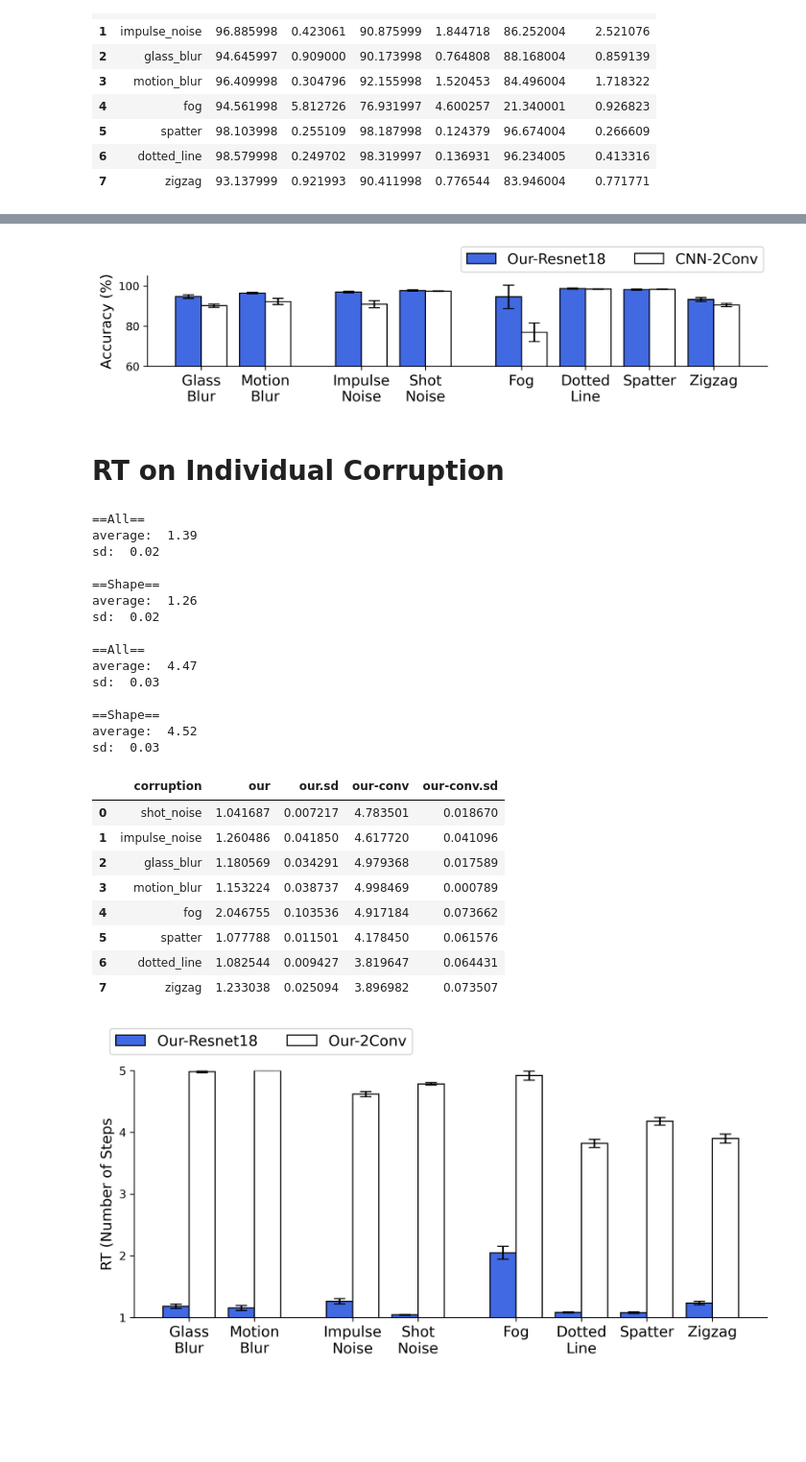
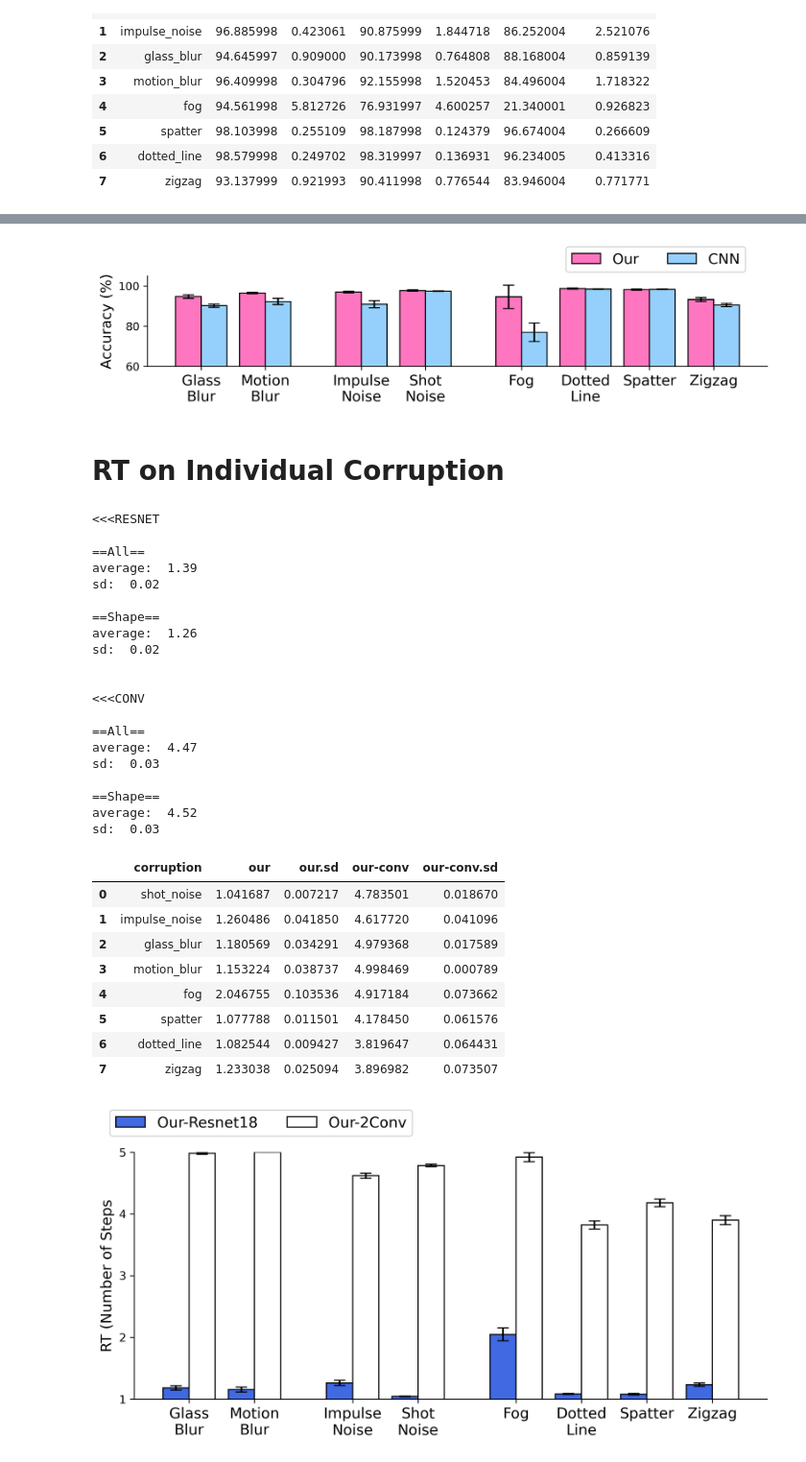
Before and after one commit to ahnchive/ORA-recognition, a Jupyter notebook: notebook/eval_performance_our.ipynb, the cells around one changed output, grey strips where cells are left out. Shown: that part at 96% size. Drawn from its saved outputs; the diff is of its cells as text; code cells hidden in the pictures; blank space fills up the shorter version.

```diff
--- a/notebook/eval_performance_our.ipynb
+++ b/notebook/eval_performance_our.ipynb
@@ -342,4 +343,10 @@ import matplotlib.pyplot as plt
 # %%
+CORRUPTION_TYPES = ['identity',
+         'shot_noise', 'impulse_noise','glass_blur','motion_blur',
+         'shear', 'scale',  'rotate',  'brightness',  'translate',
+         'stripe', 'fog','spatter','dotted_line', 'zigzag',
+         'canny_edges']
+
 CORRUPTION_INTEREST=[
 #  'shear',
 #  'rotate',
@@ -362,6 +369,8 @@ CORRUPTION_INTEREST=[
 #  'canny_edges',
 ]
 
+clist_to_plot = CORRUPTION_INTEREST
+
 # get model avg and sd on shape set and add as separate columns to df
 def add_avg_std_columns(df, avg_colname='avg', sd_colname='sd'):
 
@@ -384,7 +393,7 @@ def add_avg_std_columns(df, avg_colname='avg', sd_colname='sd'):
 # %%
 # our
 print('\n===load our ===')
-path_model_performance = './performance/acc-rrcapsnet-lowpass-resnet4-G5L3.csv'
+path_model_performance = '../results/performance/acc-rrcapsnet-lowpass-resnet4-G5L3.csv'
 # path_model_performance = './results/rrcapsnet-lowpass-conv2l-G5L3.csv'
 
 df = pd.read_csv(path_model_performance)
@@ -395,13 +404,13 @@ our = add_avg_std_columns(df, avg_colname= 'our', sd_colname= 'our.sd')
 
 # cnn
 print('\n===load CNN===')
-path_model_performance = './performance/acc-cnn.csv' #'./results/model-results-cnn-clean-resnet4.csv'
+path_model_performance = '../results/performance/acc-cnn.csv' #'./results/model-results-cnn-clean-resnet4.csv'
 df = pd.read_csv(path_model_performance)
 cnn = add_avg_std_columns(df, avg_colname= 'cnn', sd_colname= 'cnn.sd')
 
 # capsnet
 print('\n===load capsnet===')
-path_model_performance = './performance/acc-capsnet.csv' #'./results/model-results-cnn-clean-resnet4.csv'
+path_model_performance = '../results/performance/acc-capsnet.csv' #'./results/model-results-cnn-clean-resnet4.csv'
 df = pd.read_csv(path_model_performance)
 capsnet = add_avg_std_columns(df, avg_colname= 'capsnet', sd_colname= 'capsnet.sd')
 
@@ -436,3 +445,11 @@ sd:  0.55
 | 5 | spatter | 98.103998 | 0.255109 | 98.187998 | 0.124379 | 96.674004 | 0.266609 |
 | 6 | dotted_line | 98.579998 | 0.249702 | 98.319997 | 0.136931 | 96.234005 | 0.413316 |
 | 7 | zigzag | 93.137999 | 0.921993 | 90.411998 | 0.776544 | 83.946004 | 0.771771 |
+# %%
+# statistical test
+for corruption in clist_to_plot:
+    if corruption in CORRUPTION_TYPES:
+        print(f'stat analysis on : {corruption}')
+        cnn_5runs_corruption=our[our.corruption==corruption][['run1','run2','run3','run4','run5']].values[0]
+        our_5runs_corruption=cnn[cnn.corruption==corruption][['run1','run2','run3','run4','run5']].values[0]
+        display(ttest(cnn_5runs_corruption, our_5runs_corruption, paired=False).round(3))
@@ -439,5 +476,6 @@ sd:  0.55
 # %%
 # comparison plot
+colors = ["xkcd:light grey",  '#ff76c0',  "xkcd:light blue"]
 clist_to_plot = CORRUPTION_INTEREST
 X_means, X_ses = [], []
 Y_means, Y_ses = [], []
@@ -456,43 +494,46 @@ for corruption in clist_to_plot:
         X_ses.append(0)
         Y_means.append(0)
         Y_ses.append(0)
 
 
 plt.rcParams["figure.figsize"] = (10,1.5)
 
 labels = clist_to_plot
 labels = ['Glass\nBlur', 'Motion\nBlur','Impulse\nNoise','Shot\nNoise',
                  'Fog', 'Dotted\nLine', 'Spatter', 'Zigzag']
 x =np.array([0, 1,  2.5, 3.5,  5, 6, 7, 8])  # the label locations
 width = 0.4 # the width of the bars
 
 fig, ax = plt.subplots(dpi=300)
-rects1 = ax.bar(x - width/2, Y_means, width, label='Our-Resnet18', edgecolor = 'black', color = 'royalblue', yerr=Y_ses, capsize=5)
-rects2 = ax.bar(x + width/2, X_means, width, label='CNN-2Conv', edgecolor = 'black', color ='white', yerr=X_ses, capsize=5)
+rects1 = ax.bar(x - width/2, Y_means, width, label='Our', edgecolor = 'black', color = colors[1], yerr=Y_ses, capsize=5)
+rects2 = ax.bar(x + width/2, X_means, width, label='CNN', edgecolor = 'black', color =colors[2], yerr=X_ses, capsize=5)
+
+
 
 # Add some text for labels, title and custom x-axis tick labels, etc.
 ax.set_ylabel('Accuracy (%)', fontsize=13)
 ax.set_title('')
 ax.set_xticks(x, labels=labels, fontsize=13, rotation=0)
-ax.legend(fontsize=13, ncol=2, loc="upper center", bbox_to_anchor=(0.75,1.4))
+ax.legend(fontsize=13, ncol=2, loc="upper center", bbox_to_anchor=(0.82,1.4))
 # ax.legend(fontsize=13, ncol=2, loc="upper left", bbox_to_anchor=(-0.05,1.5))
 ax.set_ylim(60, 105)
 ax.spines['right'].set_visible(False)
 ax.spines['top'].set_visible(False)
 
 # ax.bar_label(rects1, padding=3)
 # ax.bar_label(rects2, padding=3)
 
 # plt.tight_layout()
 plt.show()
-fig.savefig("./results/figures/individual-acc.pdf", dpi=300, bbox_inches='tight')
+fig.savefig("../results/figures-ploscomp/individual-acc.pdf", dpi=300, bbox_inches='tight')
 # %% [output]
-[figure, old version]
+[figure, new version]
 # %% [markdown]
 # RT on Individual Corruption
 # %%
 # our resnet4
-path_model_performance = './performance/rt-rrcapsnet-lowpass-resnet4-G5L3.csv'
+print("<<<RESNET")
+path_model_performance = '../results/performance/rt-rrcapsnet-lowpass-resnet4-G5L3.csv'
 df = pd.read_csv(path_model_performance)
 if df.iloc[:,-1].mean() < 1.0:
     print("changed to percent")
@@ -500,7 +541,8 @@ if df.iloc[:,-1].mean() < 1.0:
 our = add_avg_std_columns(df, avg_colname= 'our', sd_colname= 'our.sd')
 
 # our conv2
-path_model_performance = './performance/rt-rrcapsnet-lowpass-conv2-G5L3.csv'
+print("\n\n<<<CONV")
+path_model_performance = '../results/performance/rt-rrcapsnet-lowpass-conv2-G5L3.csv'
 df = pd.read_csv(path_model_performance)
 if df.iloc[:,-1].mean() < 1.0:
     print("changed to percent")
@@ -512,6 +554,8 @@ result = our[['corruption', 'our', 'our.sd']].merge(our_conv[['corruption', 'our
 # result = result.merge(our_ff[['corruption', 'our-ff', 'our-ff.sd']], left_on='corruption', right_on='corruption')
 result
 # %% [output]
+<<<RESNET
+
 ==All==
 average:  1.39
 sd:  0.02
@@ -520,6 +564,9 @@ sd:  0.02
 average:  1.26
 sd:  0.02
 
+
+<<<CONV
+
 ==All==
 average:  4.47
 sd:  0.03
```
Also changed, not shown: parts of 13 cells of this notebook, 6 other files.
